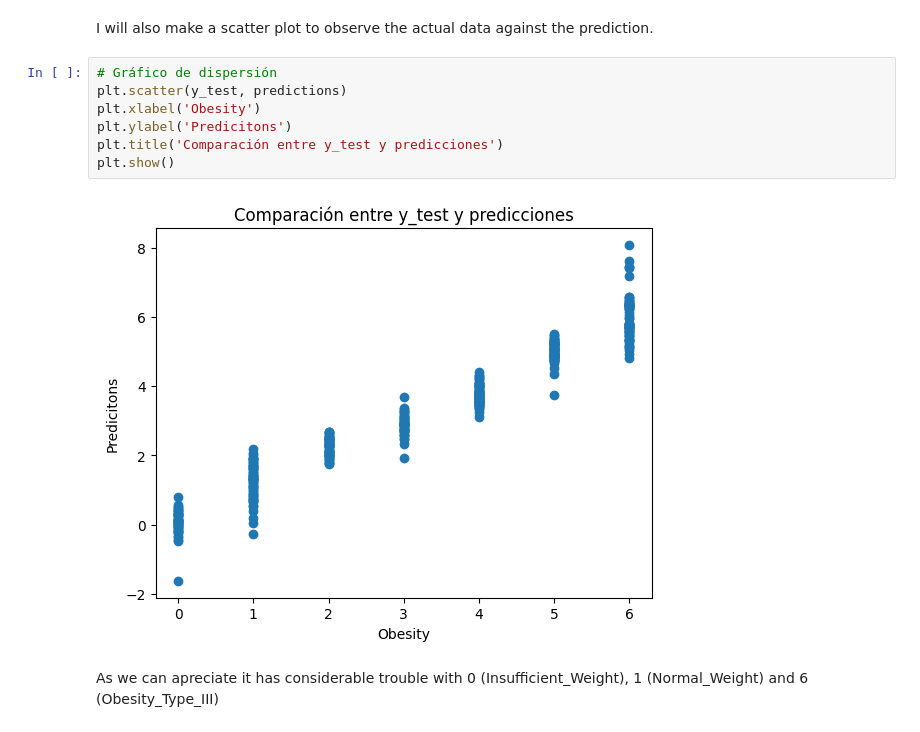
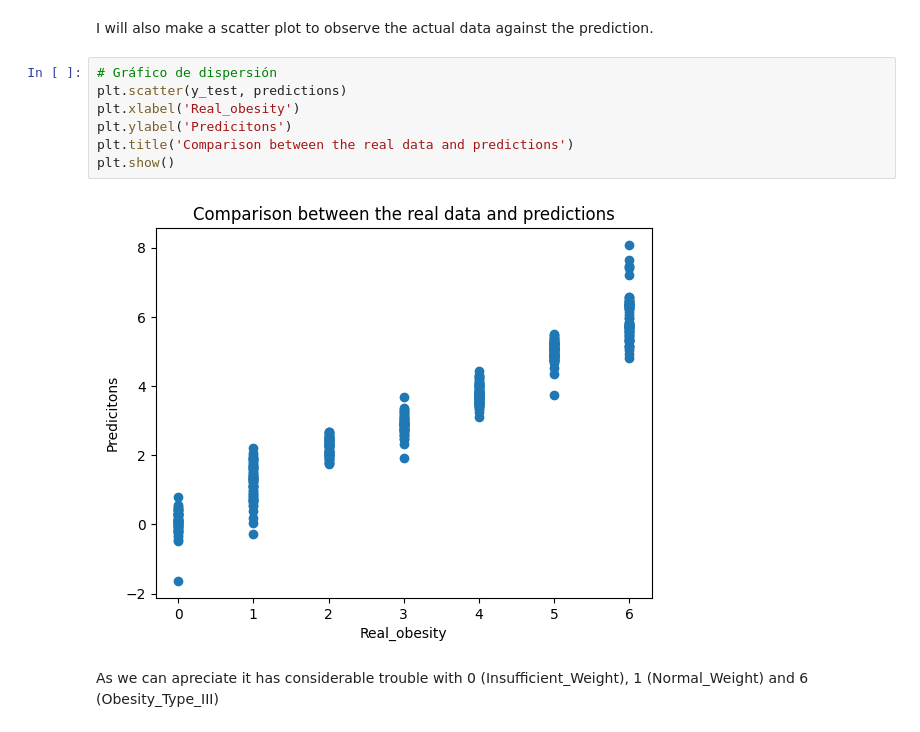
Before and after one commit to ricardo4lvarez/Portfolio_Data_Analist, a Jupyter notebook: Ejercicio.ipynb, the cells around one changed output. Saved outputs shown, nothing was run; the diff lists cells and outputs as text.

```diff
--- a/Ejercicio.ipynb
+++ b/Ejercicio.ipynb
@@ -321,12 +317,12 @@ I will also make a scatter plot to observe the actual data against the predictio
 # %%
 # Gráfico de dispersión
 plt.scatter(y_test, predictions)
-plt.xlabel('Obesity')
+plt.xlabel('Real_obesity')
 plt.ylabel('Predicitons')
-plt.title('Comparación entre y_test y predicciones')
+plt.title('Comparison between the real data and predictions')
 plt.show()
 # %% [output]
-[figure, old version]
+[figure, new version]
 # %% [markdown]
 As we can apreciate it has considerable trouble with 0 (Insufficient_Weight), 1 (Normal_Weight) and 6 (Obesity_Type_III)
 # %% [markdown]
```
Also changed, not shown: parts of 12 cells of this notebook.
